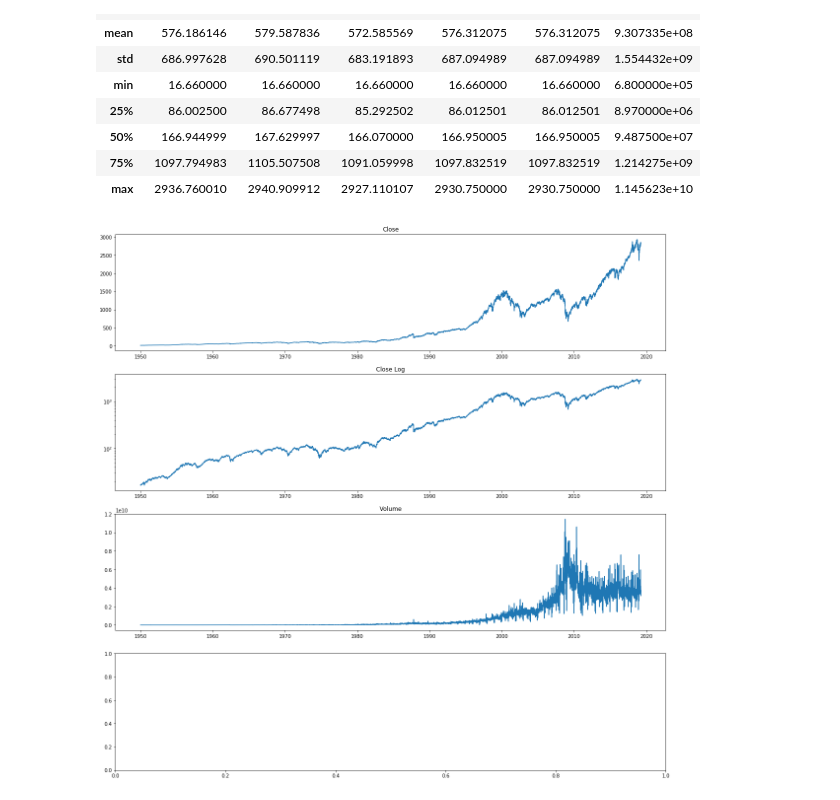
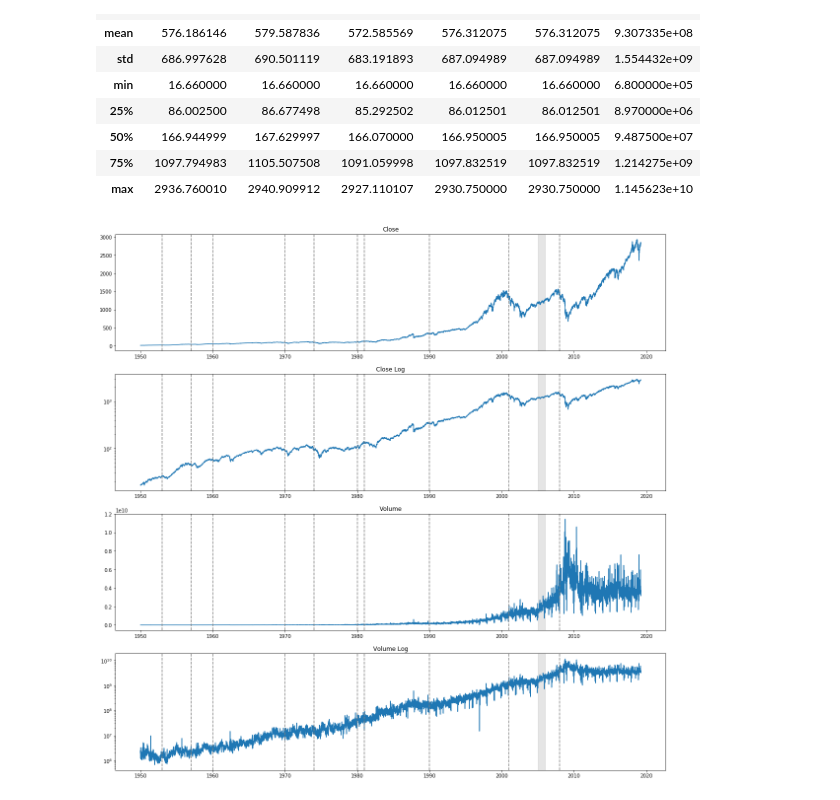
Before and after one commit to ndey96/market_crash_analysis, a Jupyter notebook: Stock Exploration.ipynb, the cells around one changed output. Saved outputs shown, nothing was run; the diff lists cells and outputs as text; code cells hidden in the pictures.

```diff
--- a/Stock Exploration.ipynb
+++ b/Stock Exploration.ipynb
@@ -39,18 +39,36 @@ sandp_df.describe()
 | 75% | 1097.794983 | 1105.507508 | 1091.059998 | 1097.832519 | 1097.832519 | 1.214275e+09 |
 | max | 2936.760010 | 2940.909912 | 2927.110107 | 2930.750000 | 2930.750000 | 1.145623e+10 |
 # %%
+def plot_recessions(ax):
+#     recession_years = [1918, 1920, 1923, 1927, 1929, 1937, 1945, 1948, 1953, 1957, 1960, 1970, 1974, 1980, 1981, 1990, 2001, 2008]
+    recession_years = [1953, 1957, 1960, 1970, 1974, 1980, 1981, 1990, 2001, 2008]
+    ax.axvspan(pd.to_datetime(f'20050101', format='%Y%m%d'),
+               pd.to_datetime(f'20060101', format='%Y%m%d'),
+               alpha=0.2, color='gray')
+    for year in recession_years:
+        dt = pd.to_datetime(f'{year}0101', format='%Y%m%d')
+        ax.axvline(x=dt, linestyle='dashed', color='grey')
+
 fig, axes = plt.subplots(4,1,figsize=(20,20))
 
 axes[0].plot(sandp_df['Date'], sandp_df['Close'])
 axes[0].set_title('Close')
+plot_recessions(axes[0])
 
 axes[1].plot(sandp_df['Date'], sandp_df['Close'])
 axes[1].set_yscale('log')
 axes[1].set_title('Close Log')
+plot_recessions(axes[1])
 
 axes[2].plot(sandp_df['Date'], sandp_df['Volume'])
 axes[2].set_title('Volume')
+plot_recessions(axes[2])
+
+axes[3].plot(sandp_df['Date'], sandp_df['Volume'])
+axes[3].set_yscale('log')
+axes[3].set_title('Volume Log')
+plot_recessions(axes[3])
 
 plt.show()
 # %% [output]
-[figure, old version]
+[figure, new version]
```
